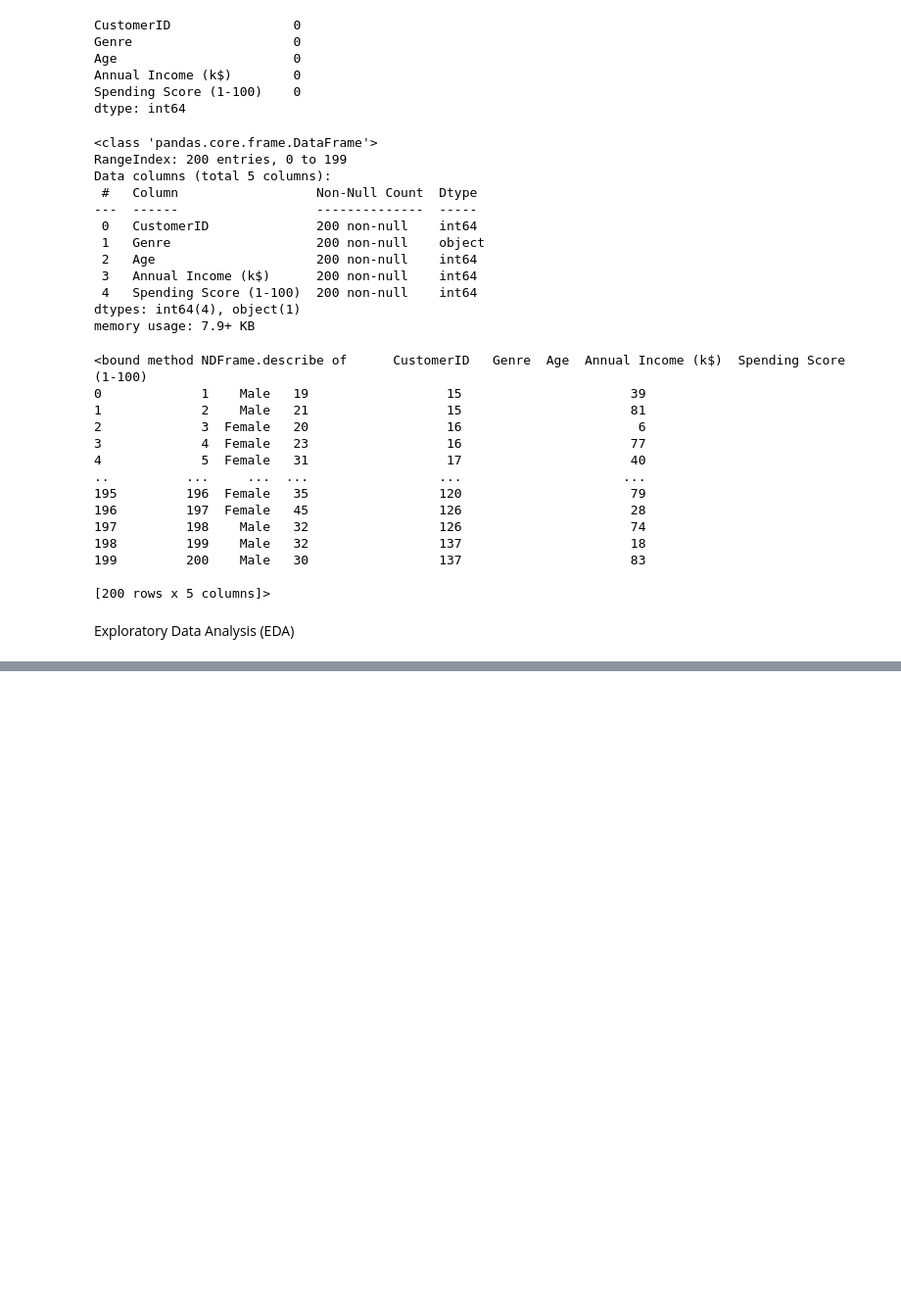
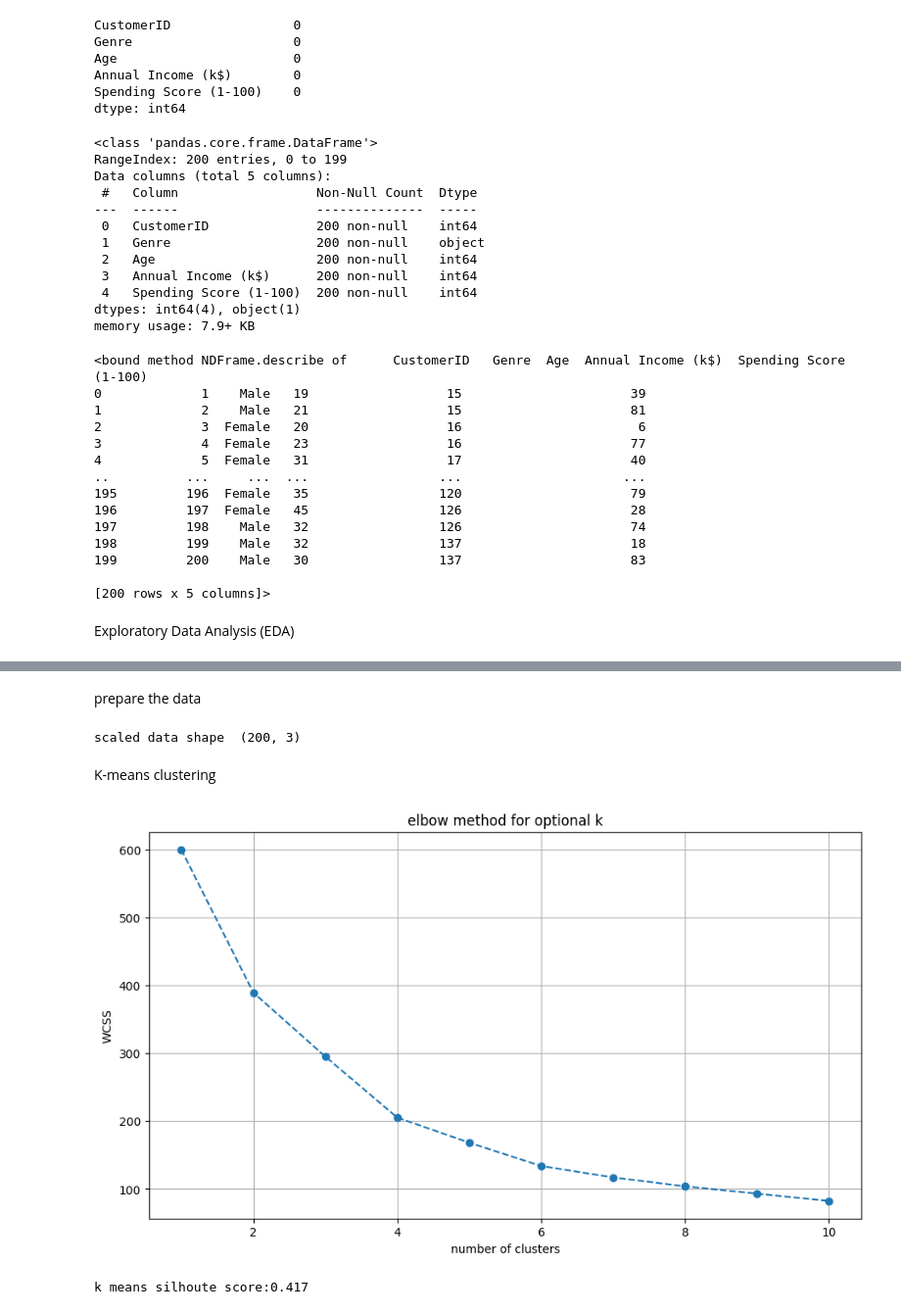
Before and after one commit to kumar-kiran-24/Mall-Customer-Segmentation, a Jupyter notebook: src/mall_custtomer_segmenation.ipynb, the cells around one changed output, grey strips where cells are left out. Shown at 98% size. Saved outputs shown, nothing was run; the diff lists cells and outputs as text; code cells hidden in the pictures; blank space fills up the shorter version.

```diff
--- a/src/mall_custtomer_segmenation.ipynb
+++ b/src/mall_custtomer_segmenation.ipynb
@@ -87,0 +103,39 @@ plt.show()
+# %% [markdown]
+prepare the data
+# %%
+X=df[["Age","Income","SpendingScore"]].values
+
+scaler=StandardScaler()
+x_scalead=scaler.fit_transform(X)
+print("scaled data shape ",x_scalead.shape)
+# %% [output]
+scaled data shape  (200, 3)
+# %% [markdown]
+K-means clustering
+# %%
+wcss=[] # Within-Cluster Sum of Squares
+for i in range(1,11):
+    kmeans=KMeans(n_clusters=i,init="k-means++",n_init=10,random_state=42)
+    kmeans.fit(x_scalead)
+    wcss.append(kmeans.inertia_)
+
+#plot the elbow curve
+plt.figure(figsize=(11,6))
+plt.plot(range(1,11),wcss,marker="o",linestyle="--")
+plt.title("elbow method for optional k")
+plt.grid(True)
+plt.xlabel("number of clusters")
+plt.ylabel("WCSS")
+plt.show()
+# %% [output]
+[figure, added]
+# %%
+kmeans=KMeans(n_clusters=5,init="k-means++",random_state=42,n_init=10)
+kmeans_label=kmeans.fit_predict(x_scalead)
+
+df["KMeans_Cluster"]=kmeans_label
+
+kmeans_silhoutte=silhouette_score(x_scalead,kmeans_label)
+print(f"k means silhoute score:{kmeans_silhoutte:.3f}")
+# %% [output]
+k means silhoute score:0.417
```
Also changed, not shown: parts of 9 cells of this notebook.
